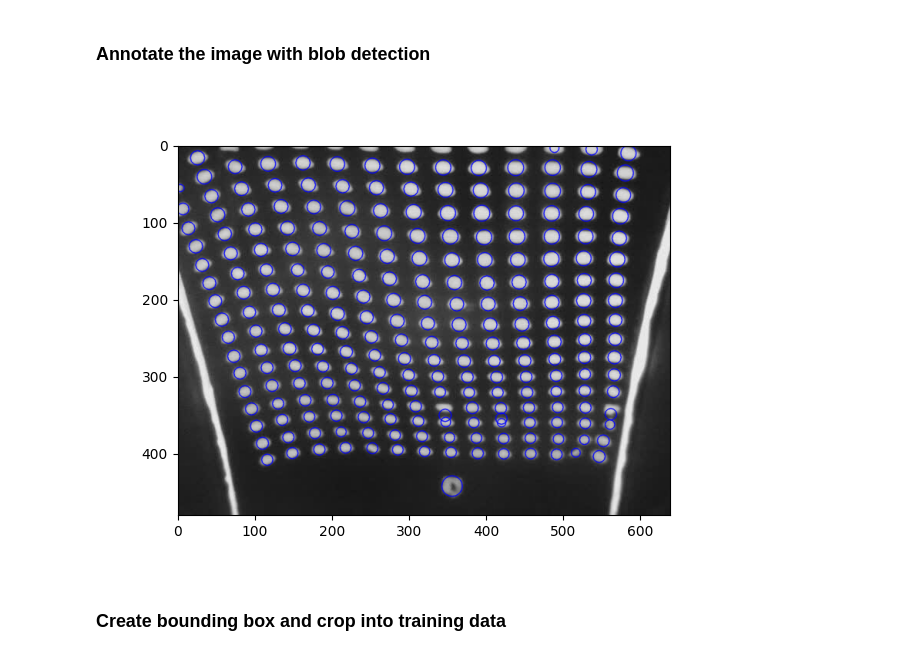
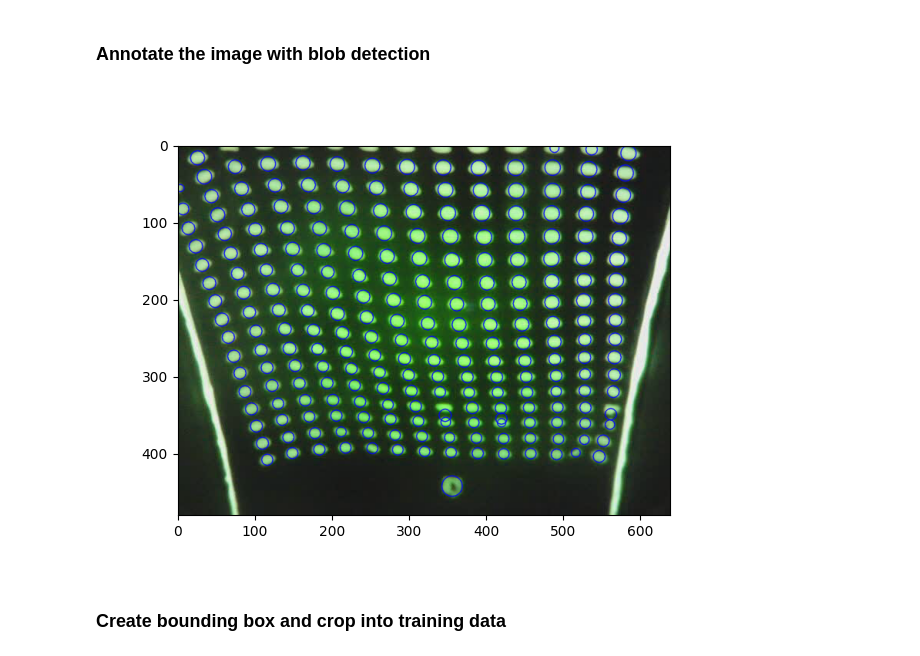
Before and after one commit to poojar25/Distraction1, a Jupyter notebook: Benefit_of_Distraction-master1/get_Dyno/training/ProcessPointData.ipynb, the cells around one changed output. Cells and saved outputs as stored; diff of their text form; code cells hidden in the pictures.

```diff
--- a/Benefit_of_Distraction-master1/get_Dyno/training/ProcessPointData.ipynb
+++ b/Benefit_of_Distraction-master1/get_Dyno/training/ProcessPointData.ipynb
@@ -55,7 +55,7 @@ video_path  = os.path.join(video_folder, video_file_name)
 cap = cv2.VideoCapture(video_path)
 i = 0
 while cap.isOpened():
-    ret, image = cap.read()
+    ret, raw_image = cap.read()
     if not ret:
         break
 
@@ -72,7 +72,7 @@ while cap.isOpened():
 
 cap.release()
 
-image = to_blob_8u(image)
+image = raw_image
 params = cv2.SimpleBlobDetector_Params()
 # --- Thresholding (MOST IMPORTANT) ---
 params.minThreshold = 50
@@ -83,35 +83,35 @@ params.thresholdStep = 10
 params.filterByColor = True
 params.blobColor = 255
 
 # --- Area (reject small / large blobs) ---
 params.filterByArea = True
 params.minArea = 50.0
 params.maxArea = 1000.0
 params.filterByCircularity = False
 params.minCircularity = 0.5
 # --- Convexity (reject jagged / fuzzy edges) ---
 params.filterByConvexity = True
 params.minConvexity = 0.4
 
 # --- Inertia (reject elongated shapes) ---
 params.filterByInertia = True
 params.minInertiaRatio = 0.2
 
 
 detector = cv2.SimpleBlobDetector_create(params)
 keypoints = detector.detect(image)
 
 
-# Draw blobs as red circles
+# Draw blobs as blue circles
 output = cv2.drawKeypoints(image, keypoints, np.array([]), (0, 0, 255),
                            cv2.DRAW_MATCHES_FLAGS_DRAW_RICH_KEYPOINTS)
 
 # Show the output
 plt.figure()
 plt.imshow(output)
 plt.show()
 # %% [output]
-[figure, old version]
+[figure, new version]
 # %% [markdown]
 ### Create bounding box and crop into training data
 # %%
```
Also changed, not shown: parts of 8 cells of this notebook, 3 other files.
